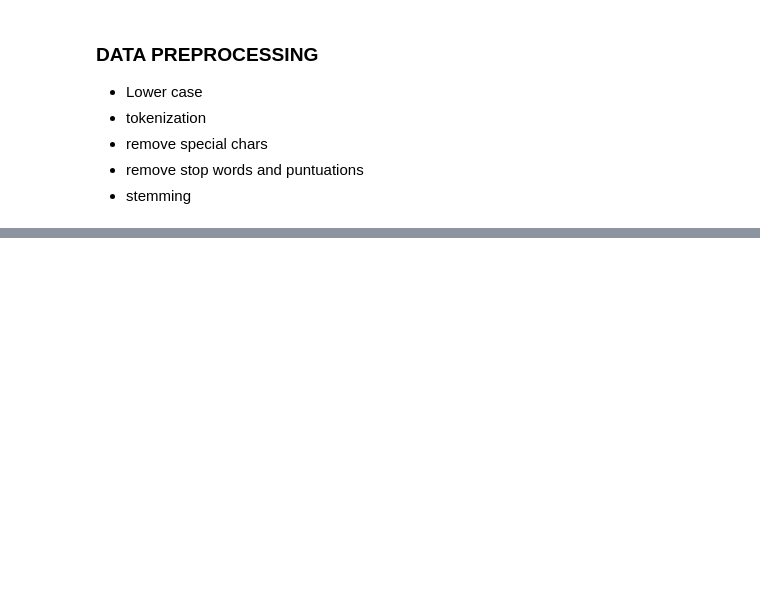
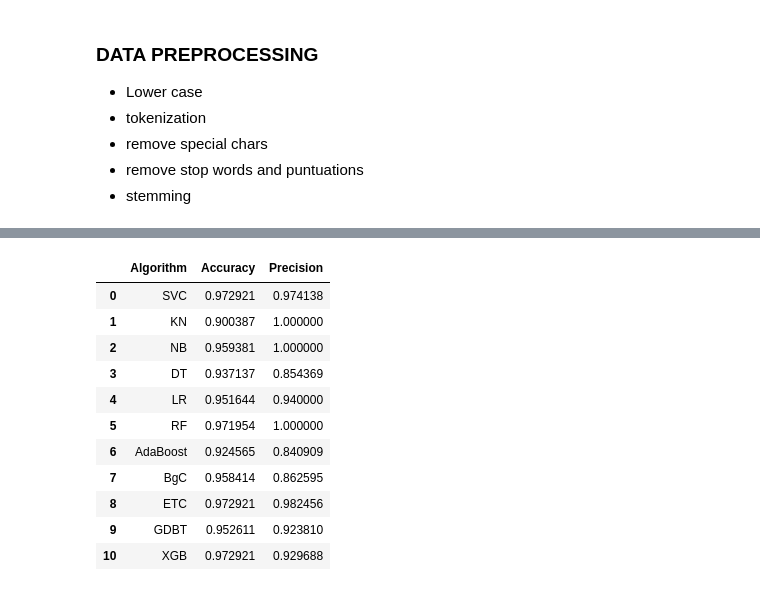
Before and after one commit to Hassam-01/email_spam_classifier, a Jupyter notebook: email_classifier.ipynb, the cells around one changed output, grey strips where cells are left out. Saved outputs shown, nothing was run; the diff lists cells and outputs as text; code cells hidden in the pictures; blank space fills up the shorter version.

```diff
--- a/email_classifier.ipynb
+++ b/email_classifier.ipynb
@@ -168,0 +498,11 @@ X = cv.fit_transform(df['trans_text']).toarray()
+# %%
+def train_classifier(clf, X_train, y_train, X_test, y_test):
+    clf.fit(X_train, y_train)
+    y_pred = clf.predict(X_test)
+    accuracy = accuracy_score(y_test, y_pred)
+    precision = precision_score(y_test, y_pred)
+    recall = recall_score(y_test, y_pred)
+    f1 = f1_score(y_test, y_pred)
+    return accuracy, precision, recall, f1
+# %%
+train_classifier(svc, Xt_train, y_train, Xt_test, y_test)
@@ -168,0 +511,18 @@ X = cv.fit_transform(df['trans_text']).toarray()
+# %%
+accuracies = []
+precisions = []
+f1s = []
+recalls = []
+
+for name, clf in clfs.items():
+    current_accuracy, current_precision, f1, recall = train_classifier(clf, Xt_train, y_train, Xt_test, y_test)
+
+    print("For ", name)
+    print("Accuracy: ", current_accuracy)
+    print("Precision: ", current_precision)
+    print("F1 score: ", f1)
+    print("Recall: ", recall)
+    accuracies.append(current_accuracy)
+    precisions.append(current_precision)
+    f1s.append(f1)
+    recalls.append(recall)
@@ -168,0 +555,21 @@ X = cv.fit_transform(df['trans_text']).toarray()
+# %%
+performance_df = pd.DataFrame({
+	'Algorithm': list(clfs.keys()),
+	'Accuracy': accuracies,
+	'Precision': precisions
+})
+# %%
+performance_df
+# %% [output]
+|  | Algorithm | Accuracy | Precision |
+| 0 | SVC | 0.972921 | 0.974138 |
+| 1 | KN | 0.900387 | 1.000000 |
+| 2 | NB | 0.959381 | 1.000000 |
+| 3 | DT | 0.937137 | 0.854369 |
+| 4 | LR | 0.951644 | 0.940000 |
+| 5 | RF | 0.971954 | 1.000000 |
+| 6 | AdaBoost | 0.924565 | 0.840909 |
+| 7 | BgC | 0.958414 | 0.862595 |
+| 8 | ETC | 0.972921 | 0.982456 |
+| 9 | GDBT | 0.952611 | 0.923810 |
+| 10 | XGB | 0.972921 | 0.929688 |
```
Also changed, not shown: parts of 50 cells of this notebook, 1 other file.
